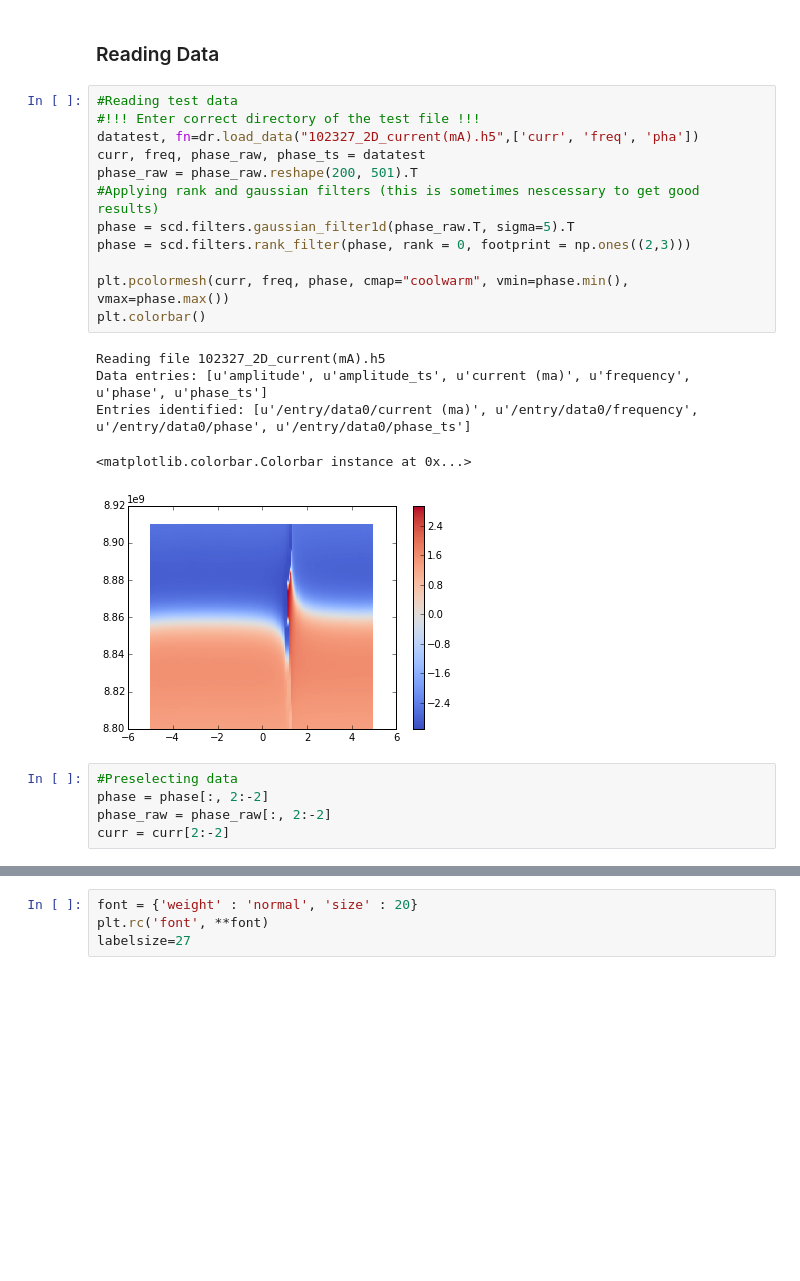
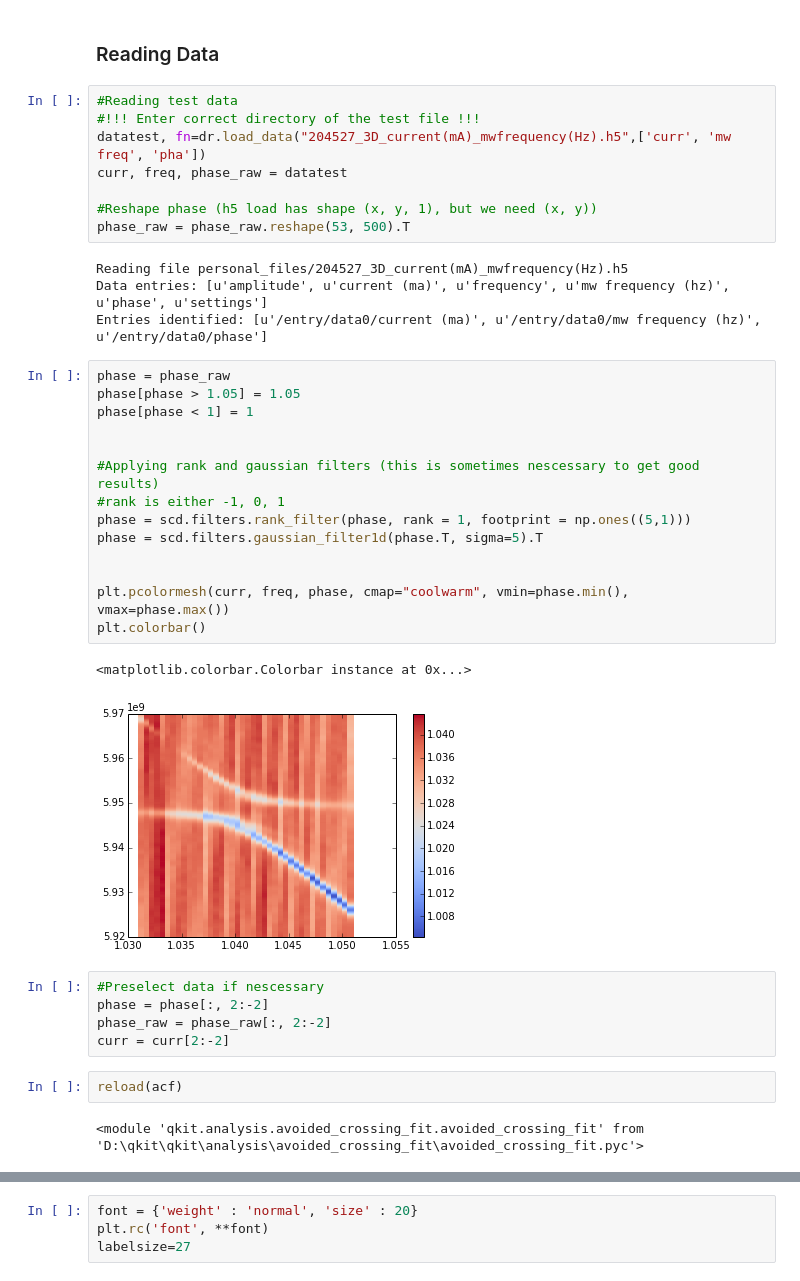
Before and after one commit to qkitgroup/qkit, a Jupyter notebook: qkit/analysis/avoided_crossing_fit/Avoided_Crossing.ipynb, the cells around one changed output, grey strips where cells are left out. Cells and saved outputs as stored; diff of their text form; blank space fills up the shorter version.

```diff
--- a/qkit/analysis/avoided_crossing_fit/Avoided_Crossing.ipynb
+++ b/qkit/analysis/avoided_crossing_fit/Avoided_Crossing.ipynb
@@ -18,27 +18,42 @@ import avoided_crossing_fit as acf
 WARNING:root:no qtLAB environment
 # %% [markdown]
 ### Reading Data
+# %%
+#Reading test data
+#!!! Enter correct directory of the test file !!!
+datatest, fn=dr.load_data("204527_3D_current(mA)_mwfrequency(Hz).h5",['curr', 'mw freq', 'pha'])
+curr, freq, phase_raw = datatest
+
+#Reshape phase (h5 load has shape (x, y, 1), but we need (x, y))
+phase_raw = phase_raw.reshape(53, 500).T
+# %% [output]
+Reading file personal_files/204527_3D_current(mA)_mwfrequency(Hz).h5
+Data entries: [u'amplitude', u'current (ma)', u'frequency', u'mw frequency (hz)', u'phase', u'settings']
+Entries identified: [u'/entry/data0/current (ma)', u'/entry/data0/mw frequency (hz)', u'/entry/data0/phase']
 # %%
-#Reading test data
-#!!! Enter correct directory of the test file !!!
-datatest, fn=dr.load_data("102327_2D_current(mA).h5",['curr', 'freq', 'pha'])
-curr, freq, phase_raw, phase_ts = datatest
-phase_raw = phase_raw.reshape(200, 501).T
+phase = phase_raw
+phase[phase > 1.05] = 1.05
+phase[phase < 1] = 1
+
+
 #Applying rank and gaussian filters (this is sometimes nescessary to get good results)
-phase = scd.filters.gaussian_filter1d(phase_raw.T, sigma=5).T
-phase = scd.filters.rank_filter(phase, rank = 0, footprint = np.ones((2,3)))
+#rank is either -1, 0, 1
+phase = scd.filters.rank_filter(phase, rank = 1, footprint = np.ones((5,1)))
+phase = scd.filters.gaussian_filter1d(phase.T, sigma=5).T
+
 
 plt.pcolormesh(curr, freq, phase, cmap="coolwarm", vmin=phase.min(), vmax=phase.max())
 plt.colorbar()
 # %% [output]
-Reading file 102327_2D_current(mA).h5
-Data entries: [u'amplitude', u'amplitude_ts', u'current (ma)', u'frequency', u'phase', u'phase_ts']
-Entries identified: [u'/entry/data0/current (ma)', u'/entry/data0/frequency', u'/entry/data0/phase', u'/entry/data0/phase_ts']
+<matplotlib.colorbar.Colorbar instance at 0x...>
-<matplotlib.colorbar.Colorbar instance at 0x...>
-[figure, old version]
+[figure, new version]
 # %%
-#Preselecting data
+#Preselect data if nescessary
 phase = phase[:, 2:-2]
 phase_raw = phase_raw[:, 2:-2]
 curr = curr[2:-2]
+# %%
+reload(acf)
+# %% [output]
+<module 'qkit.analysis.avoided_crossing_fit.avoided_crossing_fit' from 'D:\qkit\qkit\analysis\avoided_crossing_fit\avoided_crossing_fit.pyc'>
 # %%
```
Also changed, not shown: parts of 8 cells of this notebook, 1 other file.
